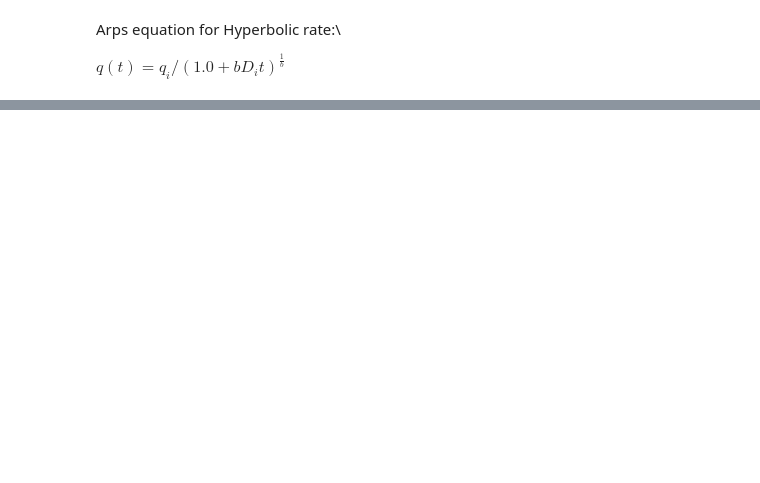
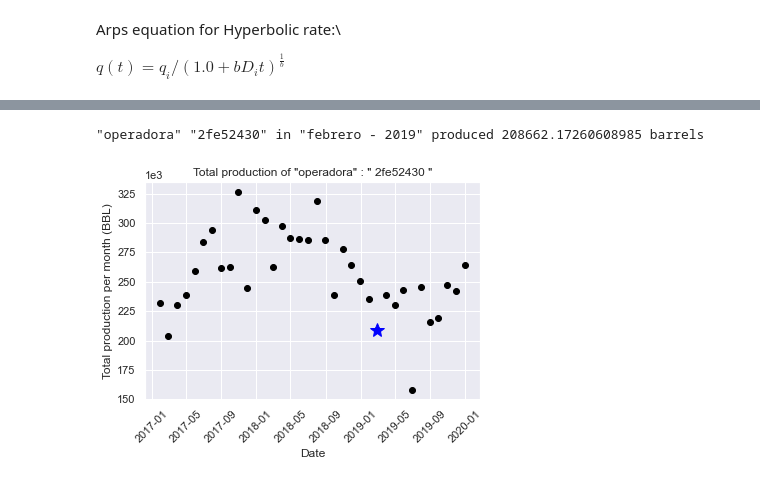
Before and after one commit to Hackaton-O-G-CAN/Hackaton_2020, a Jupyter notebook: decline_rate_JN.ipynb, the cells around one changed output, grey strips where cells are left out. Cells and saved outputs as stored; diff of their text form; code cells hidden in the pictures; blank space fills up the shorter version.

```diff
--- a/decline_rate_JN.ipynb
+++ b/decline_rate_JN.ipynb
@@ -108,0 +168,39 @@ plt.show()
+# %%
+# Question 2 for blind test
+
+#Grouping data from a particular dictionary of data. Generalizing to handle the blind test
+criteria = 'operadora'
+df_group_blind = grouping_data(df_blind,criteria)
+index = '2FE52430'
+year = '2019'
+month = 'febrero'
+index = index.lower().replace(" ","-")
+
+report = df_group_blind[year].loc[index,month] *  monthrange(int(year), 2)[1]
+
+print(f'"{criteria}" "{index}" in "{month} - {year}" produced {report} barrels')
+
+#Getting actual production data
+production, dates, max_prod, t_data, prod_data = actual_data(index, df_group_blind)
+
+#Calculating the total production per month
+dates_month = pd.DatetimeIndex(dates).month
+days_per_month = np.array([monthrange(int(year), i)[1] for i in dates_month])
+total_production = production*days_per_month
+
+where = np.where(total_production == report)[0][0]
+
+# Plotting data
+fig = plt.figure()
+ax1 = plt.axes()
+ax1.set_xlabel('Date')
+plt.xticks(rotation=45)
+ax1.set_ylabel('Total production per month (BBL)')
+ax1.set_title(f'Total production of "{criteria}" : " {index} "')
+ax1.ticklabel_format(axis='y',style='sci',scilimits=(3,3))
+ax1.plot(dates, total_production,'o', color = 'black', label = 'Actual data')
+ax1.plot(dates[where], total_production[where],'*', color = 'blue', label = 'Actual data',markersize=15)
+plt.show()
+# %% [output]
+"operadora" "2fe52430" in "febrero - 2019" produced 208662.17260608985 barrels
+[figure, added]
```
Also changed, not shown: parts of 9 cells of this notebook, 2 other files.
